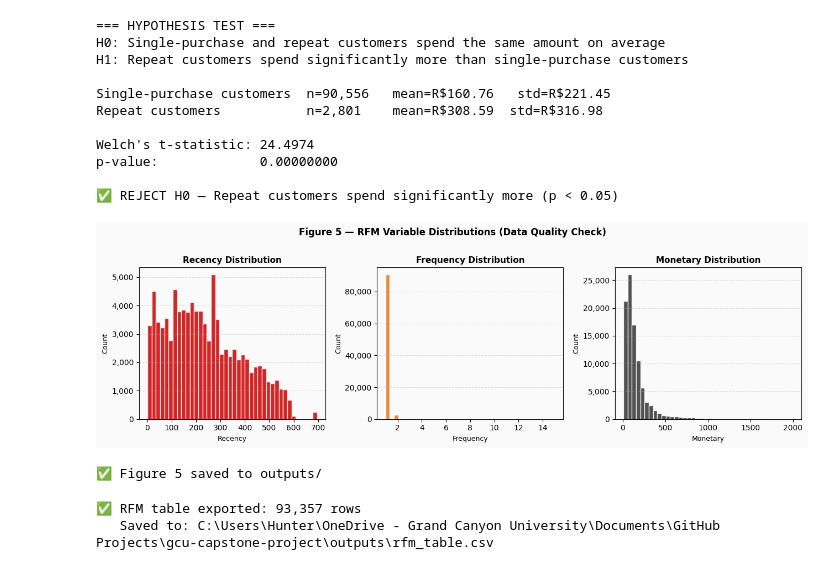
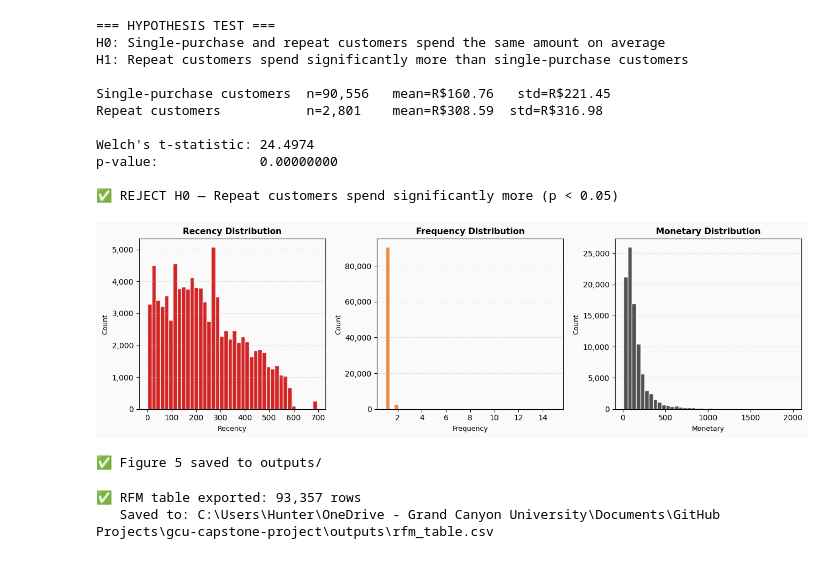
Before and after one commit to huntersarkis/gcu-capstone-project, a Jupyter notebook: notebooks/topic2_data_understanding.ipynb, the cells around one changed output. Drawn from its saved outputs; the diff is of its cells as text; code cells hidden in the pictures.

```diff
--- a/notebooks/topic2_data_understanding.ipynb
+++ b/notebooks/topic2_data_understanding.ipynb
@@ -256,8 +249,6 @@ ax.set_xscale("log")
 ax.xaxis.set_major_formatter(mticker.FuncFormatter(lambda x, _: f"{int(x)}"))
 ax.set_xlim(0.8, rfm_plot["Frequency"].max() * 1.2)
 
-ax.set_title("Figure 4\nFrequency vs. Monetary Value (Colored by Recency)",
-             fontsize=13, fontweight="bold", pad=10)
 ax.set_xlabel("Frequency (Number of Orders, log scale)", fontsize=10)
 ax.set_ylabel("Monetary Value (Total Spend, BRL)", fontsize=10)
 ax.yaxis.set_major_formatter(mticker.FuncFormatter(lambda x, _: f"R${x:,.0f}"))
@@ -309,29 +300,27 @@ p-value:             0.00000000
 # %%
 # Figure 5: RFM Distributions (Data Quality Check)
 fig, axes = plt.subplots(1, 3, figsize=(13, 4))
 
 configs = [
     ("Recency",   rfm["Recency"],                          TARGET_RED),
     ("Frequency", rfm["Frequency"],                        "#E87722"),
     ("Monetary",  rfm[rfm["Monetary"] <= 2000]["Monetary"],"#333333"),
 ]
 
 for ax, (col, data, color) in zip(axes, configs):
     ax.hist(data, bins=40, color=color, edgecolor="white", alpha=0.85)
     ax.set_title(f"{col} Distribution", fontsize=11, fontweight="bold")
     ax.set_xlabel(col, fontsize=9)
     ax.set_ylabel("Count", fontsize=9)
     ax.grid(axis="y", linestyle="--", alpha=0.35)
     ax.yaxis.set_major_formatter(mticker.FuncFormatter(lambda x, _: f"{int(x):,}"))
 
-fig.suptitle("Figure 5 — RFM Variable Distributions (Data Quality Check)",
-             fontsize=12, fontweight="bold", y=1.01)
 plt.tight_layout()
 plt.savefig(os.path.join(OUT_DIR, "fig5_rfm_distributions.png"), dpi=150, bbox_inches="tight")
 plt.show()
 print("✅ Figure 5 saved to outputs/")
 # %% [output]
-[figure, old version]
+[figure, new version]
 ✅ Figure 5 saved to outputs/
 # %%
 # Export RFM Table
```
Also changed, not shown: parts of 4 cells of this notebook, 6 other files.
